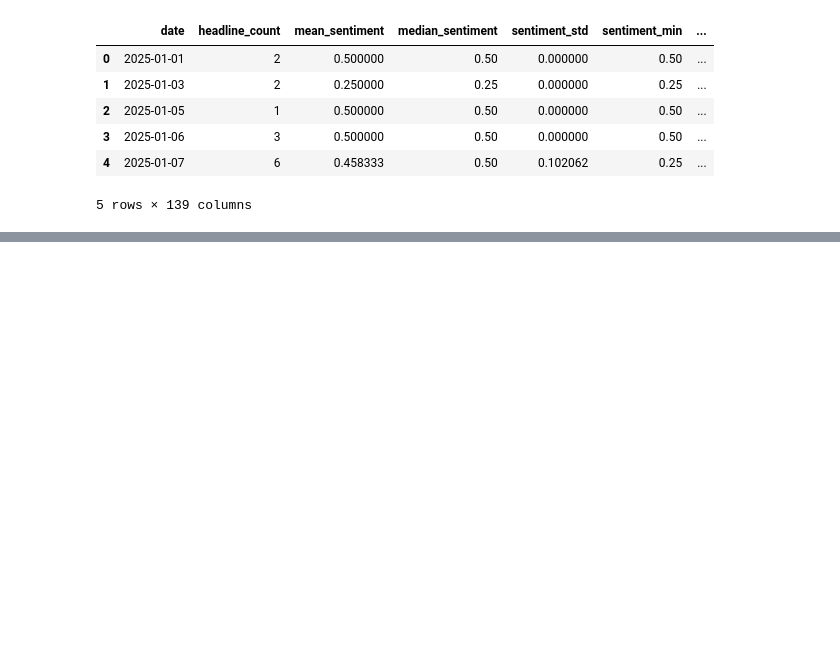
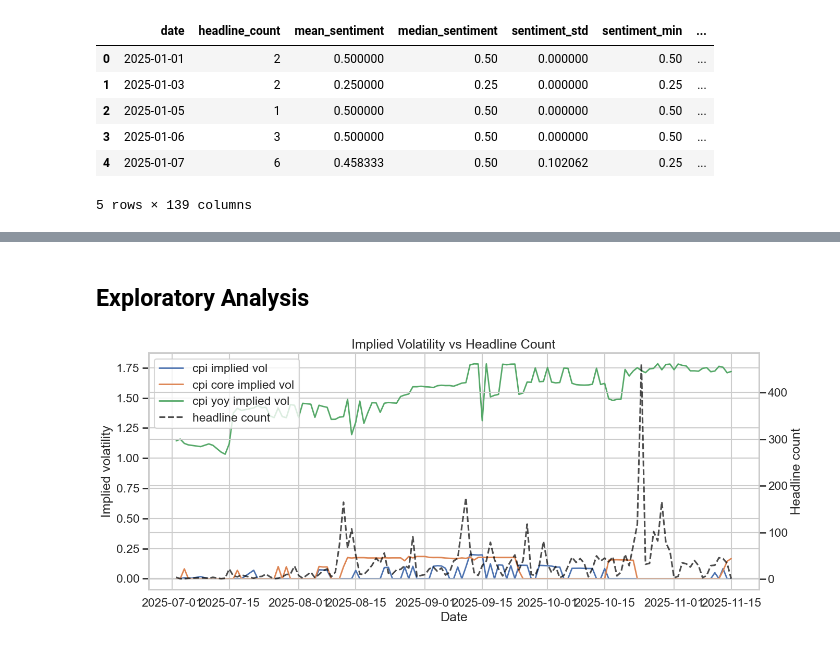
Before and after one commit to gabes19/kalshi-news-signal, a Jupyter notebook: notebook/01_cpi_analysis.ipynb, the cells around one changed output, grey strips where cells are left out. Drawn from its saved outputs; the diff is of its cells as text; code cells hidden in the pictures; blank space fills up the shorter version.

Commit message:
Initial exploratory analysis and creating bucket probability df in etl.py

```diff
--- a/notebook/01_cpi_analysis.ipynb
+++ b/notebook/01_cpi_analysis.ipynb
@@ -100,0 +111,33 @@ cpi_df.head()
+# %% [markdown]
+## Exploratory Analysis
+# %%
+# Implied volatilities (all markets) vs headline count over time
+required_cols = [
+    'date',
+    'headline_count',
+    'cpi_implied_volatility',
+    'cpi_core_implied_volatility',
+    'cpi_yoy_implied_volatility',
+]
+missing = [c for c in required_cols if c not in clean_df.columns]
+if missing:
+    raise ValueError(f'Missing required columns: {missing}')
+plot_df = clean_df[required_cols].dropna(subset=['date']).sort_values('date').copy()
+plot_df = plot_df[plot_df['date'] > '2025-07-01']
+fig, ax1 = plt.subplots(figsize=(14, 6))
+ax2 = ax1.twinx()
+ax1.plot(plot_df['date'], plot_df['cpi_implied_volatility'], label='cpi implied vol', linewidth=2)
+ax1.plot(plot_df['date'], plot_df['cpi_core_implied_volatility'], label='cpi core implied vol', linewidth=2)
+ax1.plot(plot_df['date'], plot_df['cpi_yoy_implied_volatility'], label='cpi yoy implied vol', linewidth=2)
+ax2.plot(plot_df['date'], plot_df['headline_count'], label='headline count', color='black', linestyle='--', alpha=0.7)
+ax1.set_title('Implied Volatility vs Headline Count')
+ax1.set_xlabel('Date')
+ax1.set_ylabel('Implied volatility')
+ax2.set_ylabel('Headline count')
+lines1, labels1 = ax1.get_legend_handles_labels()
+lines2, labels2 = ax2.get_legend_handles_labels()
+ax1.legend(lines1 + lines2, labels1 + labels2, loc='upper left')
+plt.tight_layout()
+plt.show()
+# %% [output]
+[figure, added]
```
Also changed, not shown: parts of 4 cells of this notebook, 2 other files.
